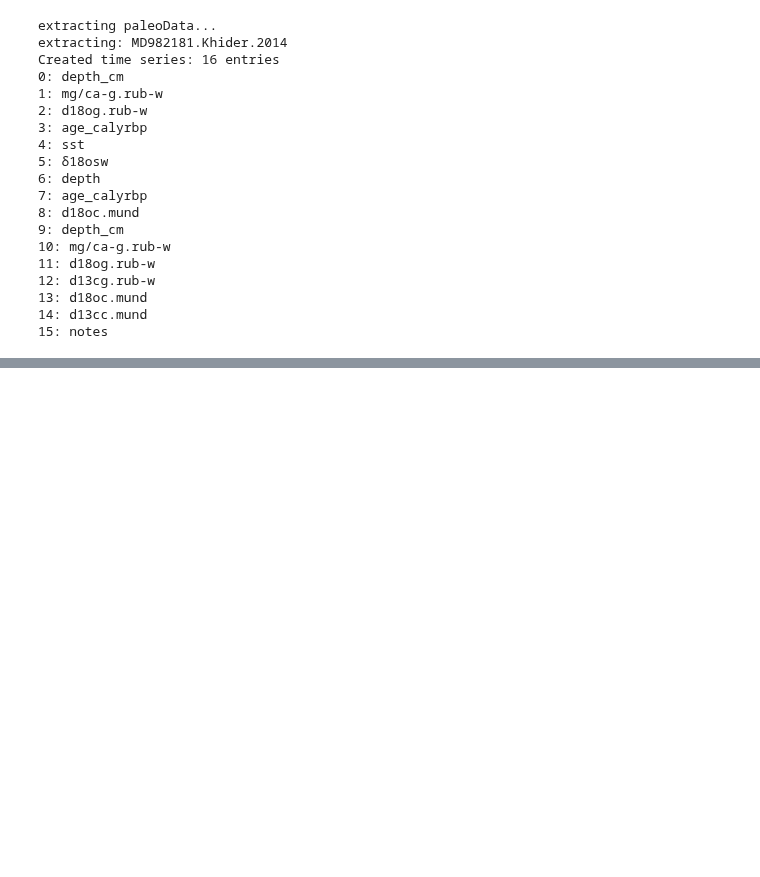
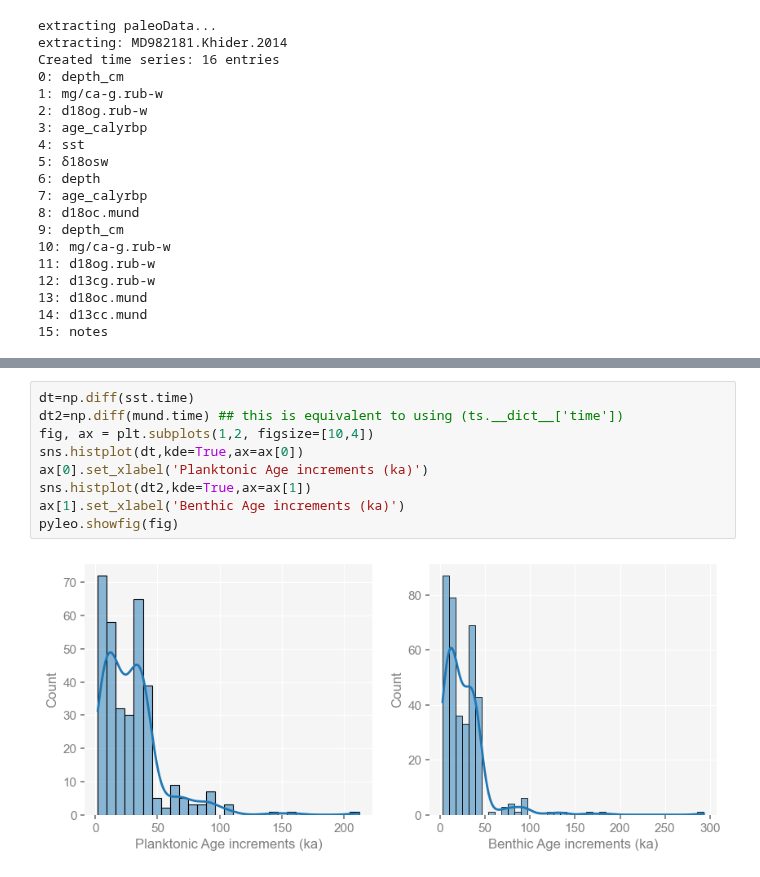
Before and after one commit to LinkedEarth/PyleoclimPaper, a Jupyter notebook: MarineSediment TimeSeries Analysis/Sea, Sun, and Python.ipynb, the cells around one changed output, grey strips where cells are left out. Cells and saved outputs as stored; diff of their text form; blank space fills up the shorter version.

```diff
--- a/MarineSediment TimeSeries Analysis/Sea, Sun, and Python.ipynb
+++ b/MarineSediment TimeSeries Analysis/Sea, Sun, and Python.ipynb
@@ -68,0 +127,11 @@ ms.stackplot()
+# %%
+dt=np.diff(sst.time)
+dt2=np.diff(mund.time) ## this is equivalent to using (ts.__dict__['time'])
+fig, ax = plt.subplots(1,2, figsize=[10,4])
+sns.histplot(dt,kde=True,ax=ax[0])
+ax[0].set_xlabel('Planktonic Age increments (ka)')
+sns.histplot(dt2,kde=True,ax=ax[1])
+ax[1].set_xlabel('Benthic Age increments (ka)')
+pyleo.showfig(fig)
+# %% [output]
+[figure, added]
```
Also changed, not shown: parts of 51 cells of this notebook, 17 other files.
